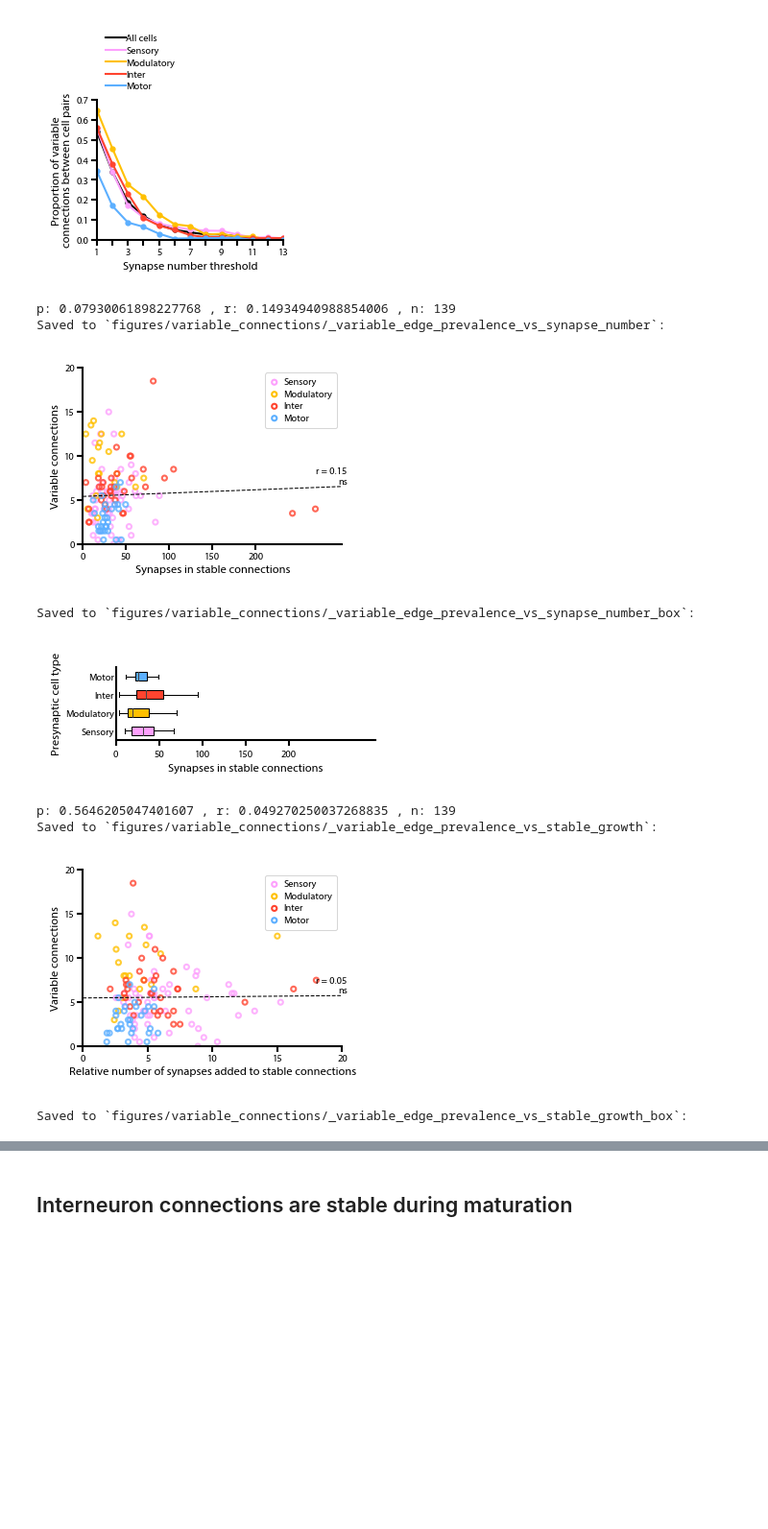
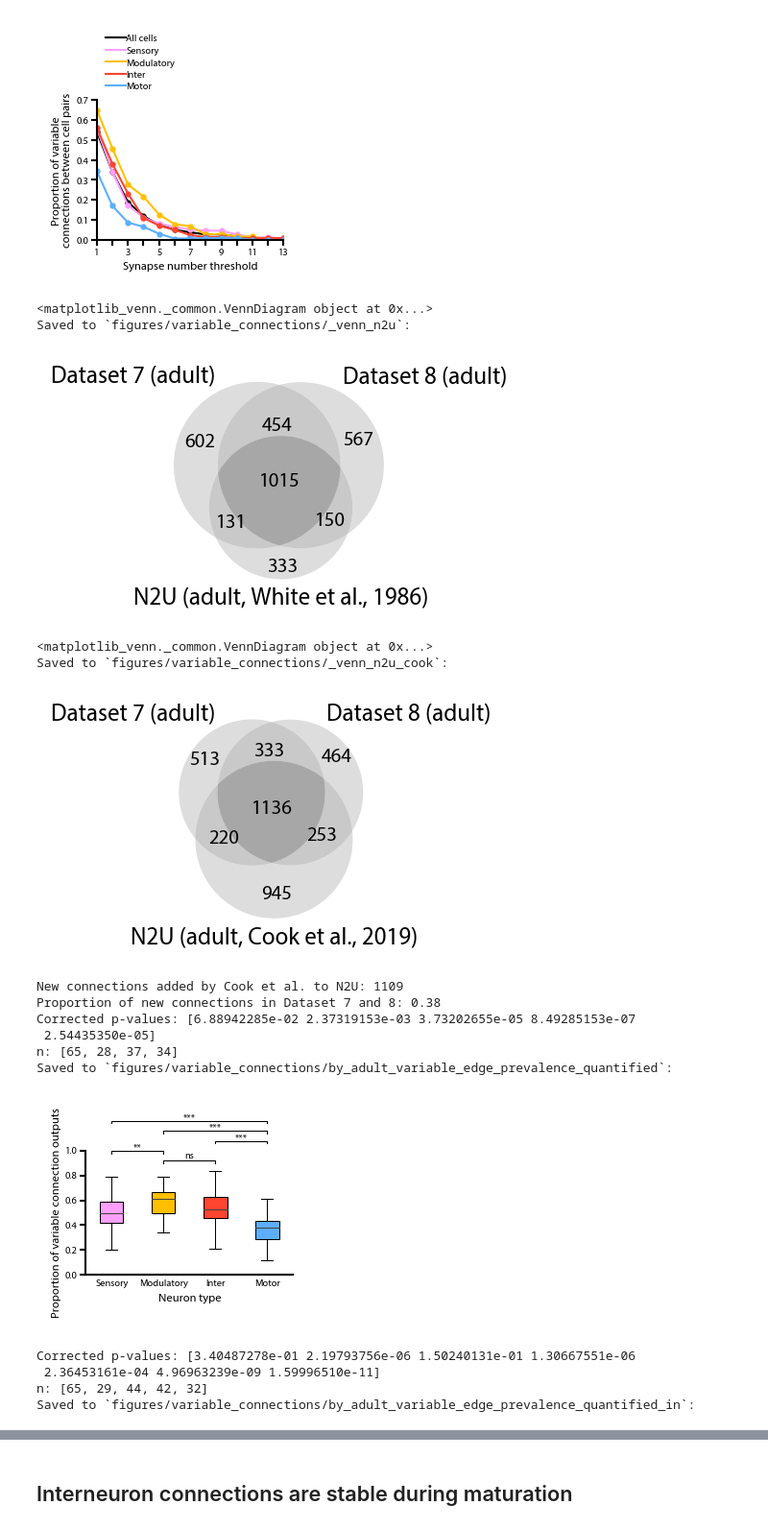
Before and after one commit to dwitvliet/nature2021, a Jupyter notebook: generate_figures.ipynb, the cells around one changed output, grey strips where cells are left out. Shown at 96% size. Saved outputs shown, nothing was run; the diff lists cells and outputs as text; code cells hidden in the pictures; blank space fills up the shorter version.

```diff
--- a/generate_figures.ipynb
+++ b/generate_figures.ipynb
@@ -237,21 +237,38 @@ Saved to `figures/variable_connections/_variable_proportion_0`:
 Saved to `figures/variable_connections/_variable_proportion_1`:
 [figure]
 # %%
+nonvar_out, var_out, nonvar_in, var_in = fig.variability_between_adults('')
 
+fig.variable_edge_prevalence_quantified(
+    'by_adult', edge_classifications, inputs=False,
+    nonvariable=nonvar_out, variable=var_out
+)
+fig.variable_edge_prevalence_quantified(
+    'by_adult', edge_classifications, inputs=True,
+    nonvariable=nonvar_in, variable=var_in
+)
 
-# fig.filling_fraction_per_type('', inputs=False)
-# fig.filling_fraction_per_type('', inputs=True)
-# fig.variable_correlation('', edge_classifications, versus='synapse_number')
-# fig.variable_correlation('', edge_classifications, versus='synapse_number', box=True)
-# fig.variable_correlation('', edge_classifications, versus='stable_growth')
-# fig.variable_correlation('', edge_classifications, versus='stable_growth', box=True)
+fig.filling_fraction_per_type('', inputs=False)
+fig.filling_fraction_per_type('', inputs=True)
+fig.variable_correlation('', edge_classifications, versus='synapse_number')
+fig.variable_correlation('', edge_classifications, versus='synapse_number', box=True)
+fig.variable_correlation('', edge_classifications, versus='stable_growth')
+fig.variable_correlation('', edge_classifications, versus='stable_growth', box=True)
 # %% [output]
-p: 0.07930061898227768 , r: 0.14934940988854006 , n: 139
-Saved to `figures/variable_connections/_variable_edge_prevalence_vs_synapse_number`:
+<matplotlib_venn._common.VennDiagram object at 0x...>
+Saved to `figures/variable_connections/_venn_n2u`:
-[figure, old version]
+[figure, new version]
-Saved to `figures/variable_connections/_variable_edge_prevalence_vs_synapse_number_box`:
+<matplotlib_venn._common.VennDiagram object at 0x...>
+Saved to `figures/variable_connections/_venn_n2u_cook`:
-[figure, old version]
+[figure, new version]
-p: 0.5646205047401607 , r: 0.049270250037268835 , n: 139
-Saved to `figures/variable_connections/_variable_edge_prevalence_vs_stable_growth`:
+New connections added by Cook et al. to N2U: 1109
+Proportion of new connections in Dataset 7 and 8: 0.38
+Corrected p-values: [6.88942285e-02 2.37319153e-03 3.73202655e-05 8.49285153e-07
+ 2.54435350e-05]
+n: [65, 28, 37, 34]
+Saved to `figures/variable_connections/by_adult_variable_edge_prevalence_quantified`:
-[figure, old version]
+[figure, new version]
-Saved to `figures/variable_connections/_variable_edge_prevalence_vs_stable_growth_box`:
+Corrected p-values: [3.40487278e-01 2.19793756e-06 1.50240131e-01 1.30667551e-06
+ 2.36453161e-04 4.96963239e-09 1.59996510e-11]
+n: [65, 29, 44, 42, 32]
+Saved to `figures/variable_connections/by_adult_variable_edge_prevalence_quantified_in`:
```
Also changed, not shown: parts of 1 cell of this notebook, 9 other files.
